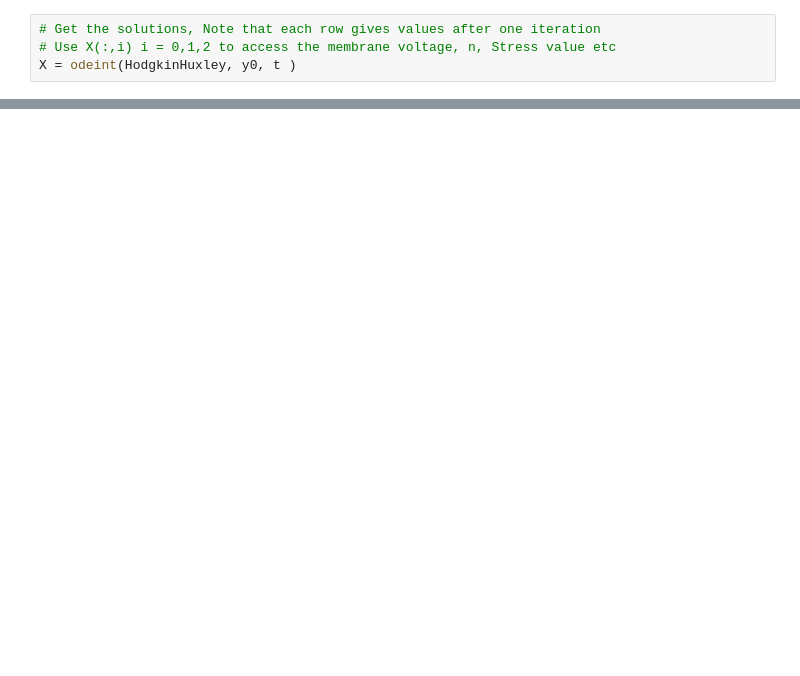
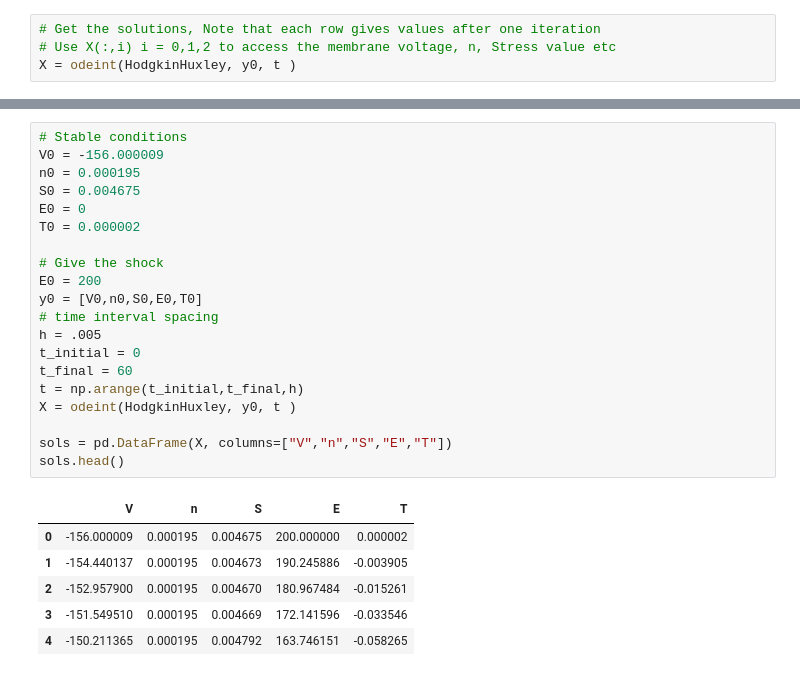
Before and after one commit to quantshah/hh-bio-film-model, a Jupyter notebook: hh.ipynb, the cells around one changed output, grey strips where cells are left out. Saved outputs shown, nothing was run; the diff lists cells and outputs as text; blank space fills up the shorter version.

```diff
--- a/hh.ipynb
+++ b/hh.ipynb
@@ -120,0 +142,27 @@ plt.close()
+# %%
+# Stable conditions
+V0 = -156.000009
+n0 = 0.000195
+S0 = 0.004675
+E0 = 0
+T0 = 0.000002
+
+# Give the shock
+E0 = 200
+y0 = [V0,n0,S0,E0,T0]
+# time interval spacing
+h = .005
+t_initial = 0
+t_final = 60
+t = np.arange(t_initial,t_final,h)
+X = odeint(HodgkinHuxley, y0, t )
+
+sols = pd.DataFrame(X, columns=["V","n","S","E","T"])
+sols.head()
+# %% [output]
+|  | V | n | S | E | T |
+| 0 | -156.000009 | 0.000195 | 0.004675 | 200.000000 | 0.000002 |
+| 1 | -154.440137 | 0.000195 | 0.004673 | 190.245886 | -0.003905 |
+| 2 | -152.957900 | 0.000195 | 0.004670 | 180.967484 | -0.015261 |
+| 3 | -151.549510 | 0.000195 | 0.004669 | 172.141596 | -0.033546 |
+| 4 | -150.211365 | 0.000195 | 0.004792 | 163.746151 | -0.058265 |
```
Also changed, not shown: parts of 5 cells of this notebook.
